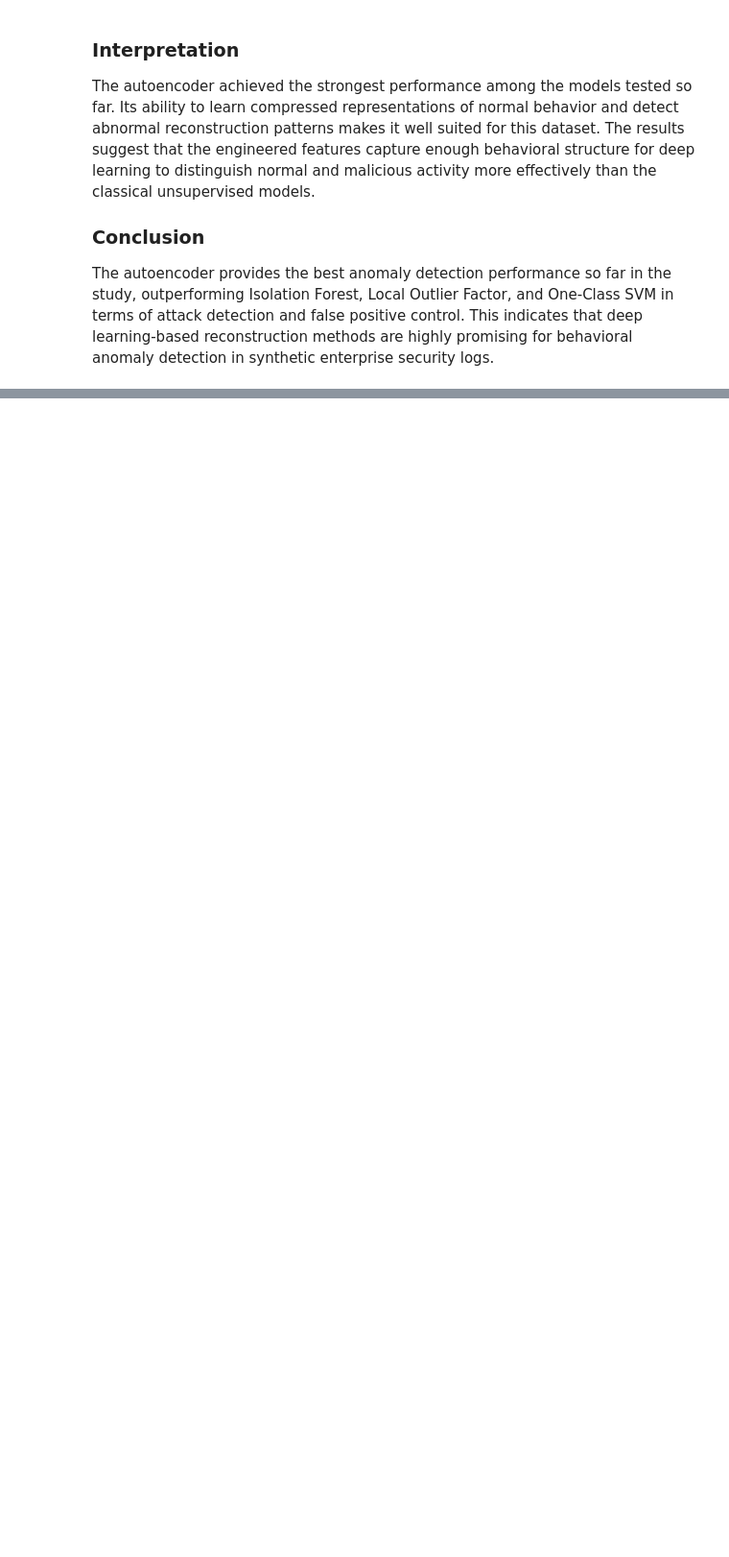
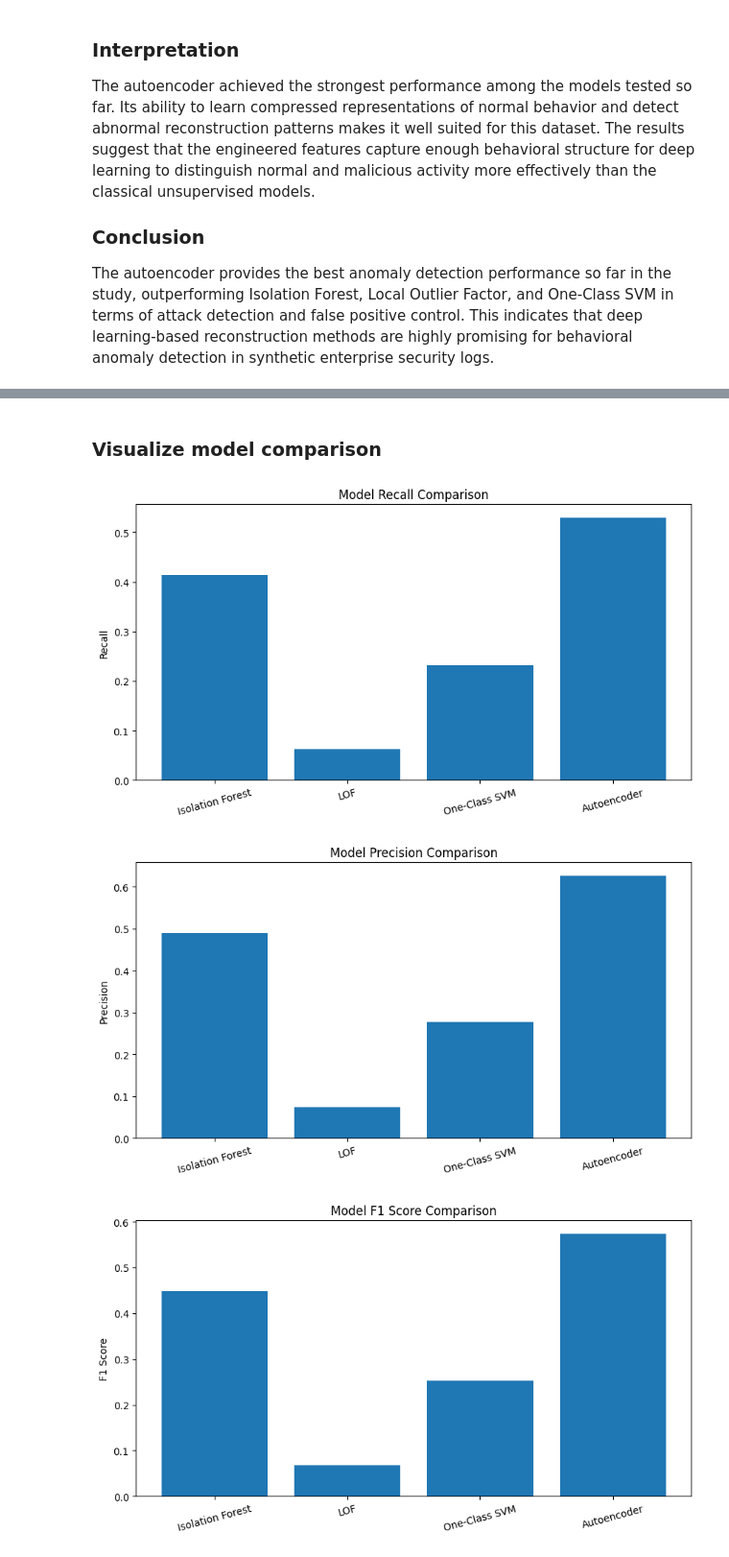
Before and after one commit to 0x0allenace/security-anomaly-project, a Jupyter notebook: notebooks/exploration.ipynb, the cells around one changed output, grey strips where cells are left out. Shown at 96% size. Drawn from its saved outputs; the diff is of its cells as text; code cells hidden in the pictures; blank space fills up the shorter version.

```diff
--- a/notebooks/exploration.ipynb
+++ b/notebooks/exploration.ipynb
@@ -21,11 +21,16 @@ from feature_engineering.feature_engineering import add_time_window_aggregation
 from statistical_analysis.stats_analysis import run_seasonal_decomposition, plot_seasonal_decomposition
 from models.isolation_forest import run_isolation_forest
 from models.lof import run_lof, save_lof_results
+from sklearn.metrics import roc_curve, auc
+import seaborn as sns
+from sklearn.manifold import TSNE
+from sklearn.preprocessing import StandardScaler
 raw_df = pd.read_csv("../data/raw/raw_logs.csv")
 attack_df = pd.read_csv("../data/raw/logs_with_attacks.csv")
 df_svm = pd.read_csv("../data/processed/processed_logs_with_svm.csv")
 df_auto = pd.read_csv("../data/processed/processed_logs_with_autoencoder.csv")
 df_if = pd.read_csv("../data/processed/processed_logs_with_iforest.csv")
+df_results = pd.read_csv("../data/processed/model_comparison_results.csv")
 # %% [markdown]
 ## 3. Dataset Inspection & Validation
 
@@ -1215,0 +1228,11 @@ The autoencoder provides the best anomaly detection performance so far in the st
+# %%
+import pandas as pd
+comparison_results = pd.DataFrame({
+    "Model": ["Isolation Forest", "LOF", "One-Class SVM", "Autoencoder"],
+    "True Positives": [153, 23, 86, 196],
+    "False Positives": [160, 290, 224, 117],
+    "False Negatives": [217, 347, 284, 174],
+    "True Negatives": [5714, 5584, 5650, 5757]
+})
+
+comparison_results
@@ -1215,0 +1280,27 @@ The autoencoder provides the best anomaly detection performance so far in the st
+# %% [markdown]
+### Visualize model comparison
+# %%
+import matplotlib.pyplot as plt
+
+plt.figure(figsize=(10,5))
+plt.bar(comparison_results["Model"], comparison_results["Recall"])
+plt.title("Model Recall Comparison")
+plt.ylabel("Recall")
+plt.xticks(rotation=15)
+plt.show()
+plt.figure(figsize=(10,5))
+plt.bar(comparison_results["Model"], comparison_results["Precision"])
+plt.title("Model Precision Comparison")
+plt.ylabel("Precision")
+plt.xticks(rotation=15)
+plt.show()
+plt.figure(figsize=(10,5))
+plt.bar(df_results["model"], df_results["f1_score"])
+plt.title("Model F1 Score Comparison")
+plt.ylabel("F1 Score")
+plt.xticks(rotation=15)
+plt.show()
+# %% [output]
+[figure, added]
+[figure, added]
+[figure, added]
```
Also changed, not shown: parts of 35 cells of this notebook, 8 other files.
